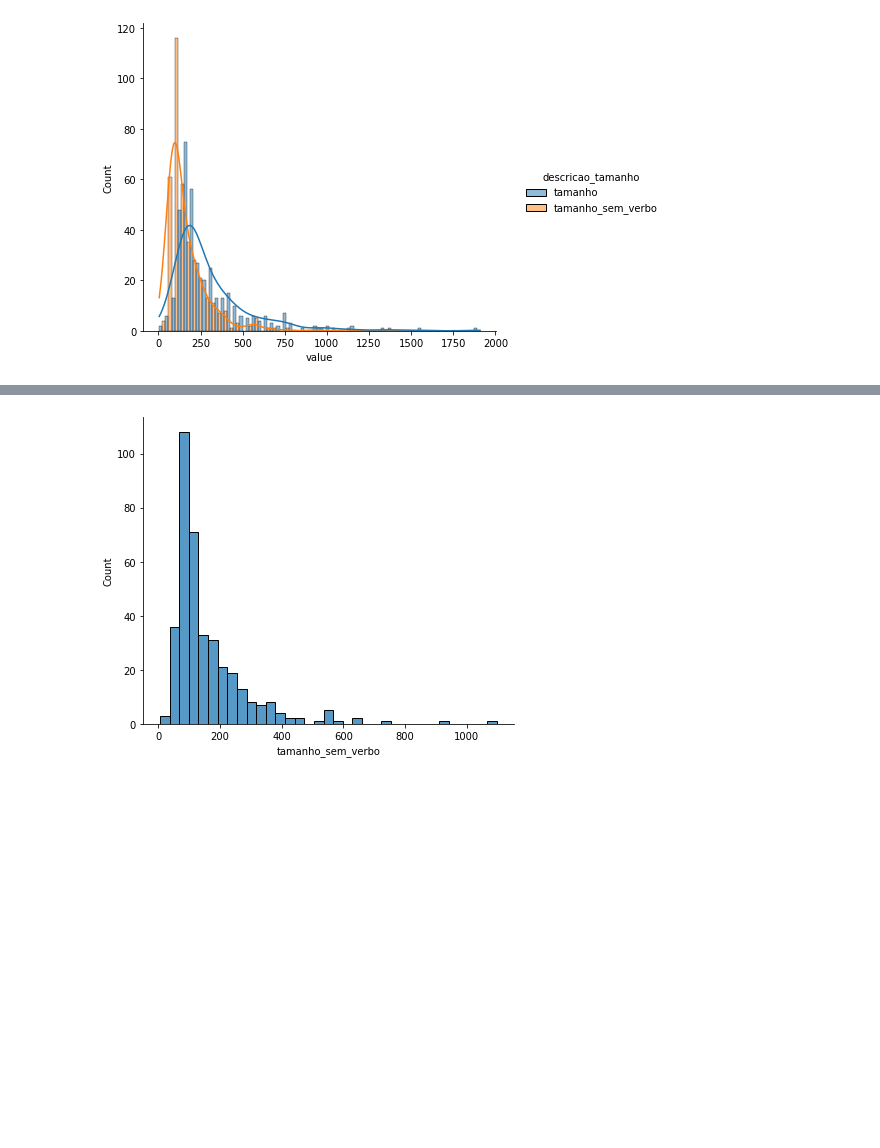
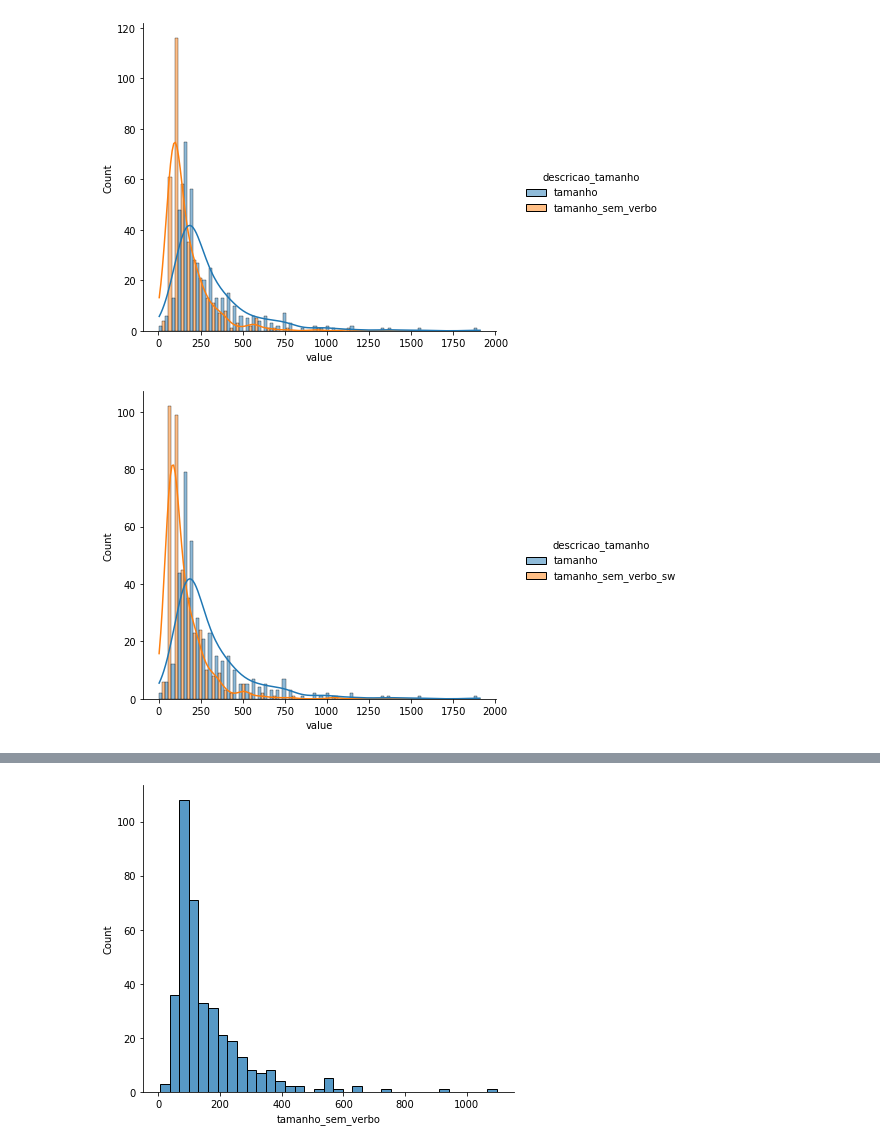
Before and after one commit to heldergr/tcc-pucmg-2, a Jupyter notebook: src/python/notebooks/analise-palavras-fontes-dados-com-reuso.ipynb, the cells around one changed output, grey strips where cells are left out. Drawn from its saved outputs; the diff is of its cells as text; code cells hidden in the pictures; blank space fills up the shorter version.

```diff
--- a/src/python/notebooks/analise-palavras-fontes-dados-com-reuso.ipynb
+++ b/src/python/notebooks/analise-palavras-fontes-dados-com-reuso.ipynb
@@ -45,2 +45,6 @@ analise_grafica.analisar_distribuicao_tamanhos_documentos()
 # %% [output]
 [figure]
+# %%
+analise_grafica.analisar_distribuicao_tamanhos_documentos('tamanho_sem_verbo_sw')
+# %% [output]
+[figure, added]
```
Also changed, not shown: parts of 18 cells of this notebook, 1 other file.
